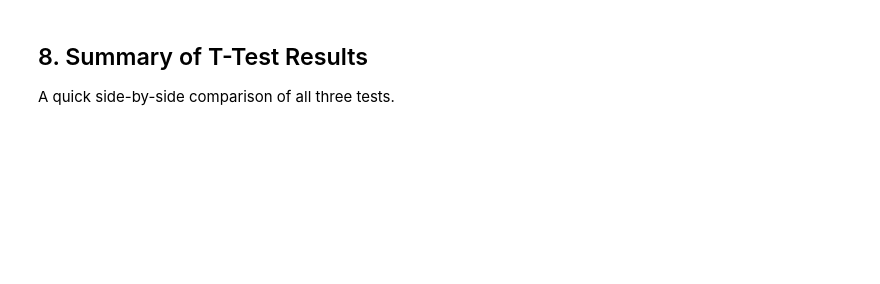
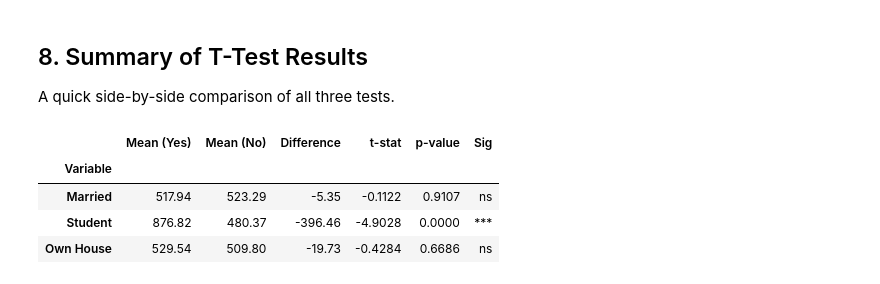
Before and after one commit to kostis-christodoulou/data_analytics_executives, a Jupyter notebook: session02/03_credit_balance_analysis.ipynb, the cells around one changed output. Saved outputs shown, nothing was run; the diff lists cells and outputs as text; code cells hidden in the pictures; blank space fills up the shorter version.

```diff
--- a/session02/03_credit_balance_analysis.ipynb
+++ b/session02/03_credit_balance_analysis.ipynb
@@ -164,20 +311,60 @@ analyse_balance_by_group(credit, 'own_house', 'Own House')
 
 A quick side-by-side comparison of all three tests.
 # %%
+# =============================================================================
+# SECTION 8: Summary of T-Test Results — all three variables in one table
+# =============================================================================
+# Instead of copying the t-test code three times, we use a LOOP over the three
+# variables. Each iteration of the loop:
+#   1. Splits the data into the two groups for that variable
+#   2. Runs the Welch t-test
+#   3. Appends a results dictionary to the 'results' list
+#
+# Finally, pd.DataFrame(results) converts the list of dicts into a clean table.
+#
+# KEY PATTERN: list of dicts → DataFrame
+#   results = []
+#   for ...:
+#       results.append({'col1': val1, 'col2': val2, ...})
+#   df = pd.DataFrame(results)
+#
+# This is a common pandas pattern when you're building a results table row by row.
+# Each dictionary becomes one row; the keys become column names.
+#
+# .set_index('Variable'): use the Variable column as the row label (index)
+# This produces a clean table where each row = one comparison
+
 results = []
+
 for col, label in [('married', 'Married'), ('student', 'Student'), ('own_house', 'Own House')]:
     groups = credit[col].dropna().unique()
     x = credit[credit[col] == groups[0]]['balance'].dropna()
     y = credit[credit[col] == groups[1]]['balance'].dropna()
-    t_stat, p_value = stats.ttest_ind(x, y, equal_var=False)
+
+    t_stat, p_value = stats.ttest_ind(x, y, equal_var=False)   # Welch t-test
+
     results.append({
-        'Variable':  label,
-        f'Mean ({groups[0]})': round(x.mean(), 2),
-        f'Mean ({groups[1]})': round(y.mean(), 2),
-        'Difference': round(x.mean() - y.mean(), 2),
-        't-stat':    round(t_stat, 4),
-        'p-value':   round(p_value, 4),
-        'Sig':       '***' if p_value < 0.001 else '**' if p_value < 0.01 else '*' if p_value < 0.05 else 'ns'
+        'Variable':             label,
+        f'Mean ({groups[0]})':  round(x.mean(), 2),
+        f'Mean ({groups[1]})':  round(y.mean(), 2),
+        'Difference':           round(x.mean() - y.mean(), 2),  # group0 − group1
+        't-stat':               round(t_stat, 4),
+        'p-value':              round(p_value, 4),
+        'Sig':                  '***' if p_value < 0.001
+                                else '**' if p_value < 0.01
+                                else '*'  if p_value < 0.05
+                                else 'ns'
     })
 
 display(pd.DataFrame(results).set_index('Variable'))
+
+# HOW TO INTERPRET:
+#   Student=Yes has a dramatically higher mean balance — and p<0.001 (***).
+#   Married and Own House show much smaller differences — check their p-values.
+#   This table lets you compare effect sizes (Difference) alongside significance.
+# %% [output]
+|  | Mean (Yes) | Mean (No) | Difference | t-stat | p-value | Sig |
+| Variable |  |  |  |  |  |  |
+| Married | 517.94 | 523.29 | -5.35 | -0.1122 | 0.9107 | ns |
+| Student | 876.82 | 480.37 | -396.46 | -4.9028 | 0.0000 | *** |
+| Own House | 529.54 | 509.80 | -19.73 | -0.4284 | 0.6686 | ns |
```
Also changed, not shown: parts of 7 cells of this notebook, 23 other files.
